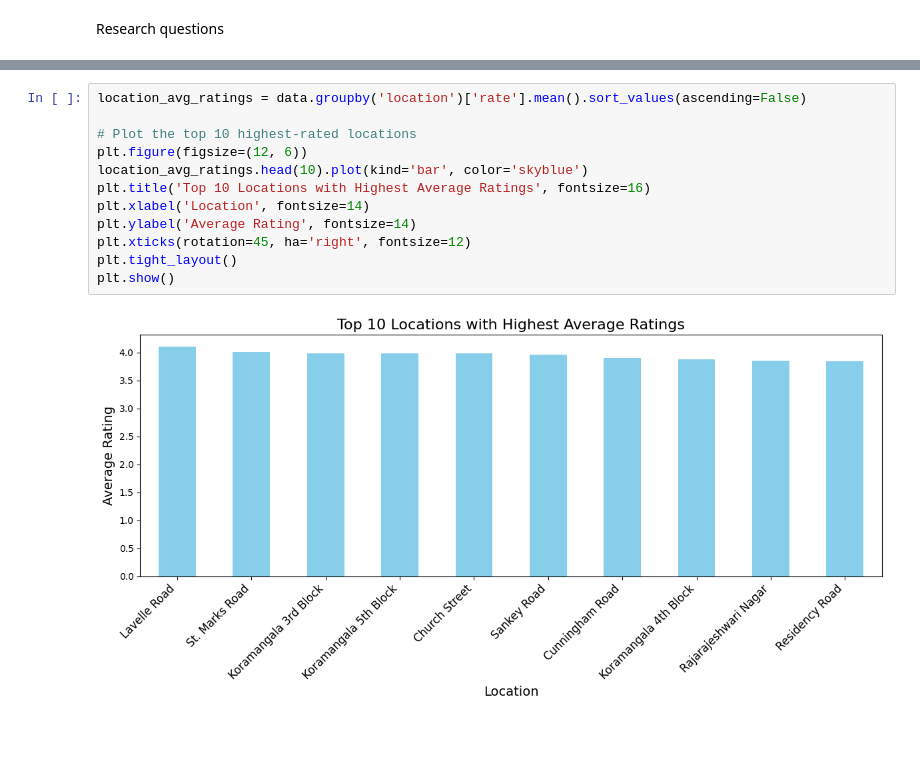
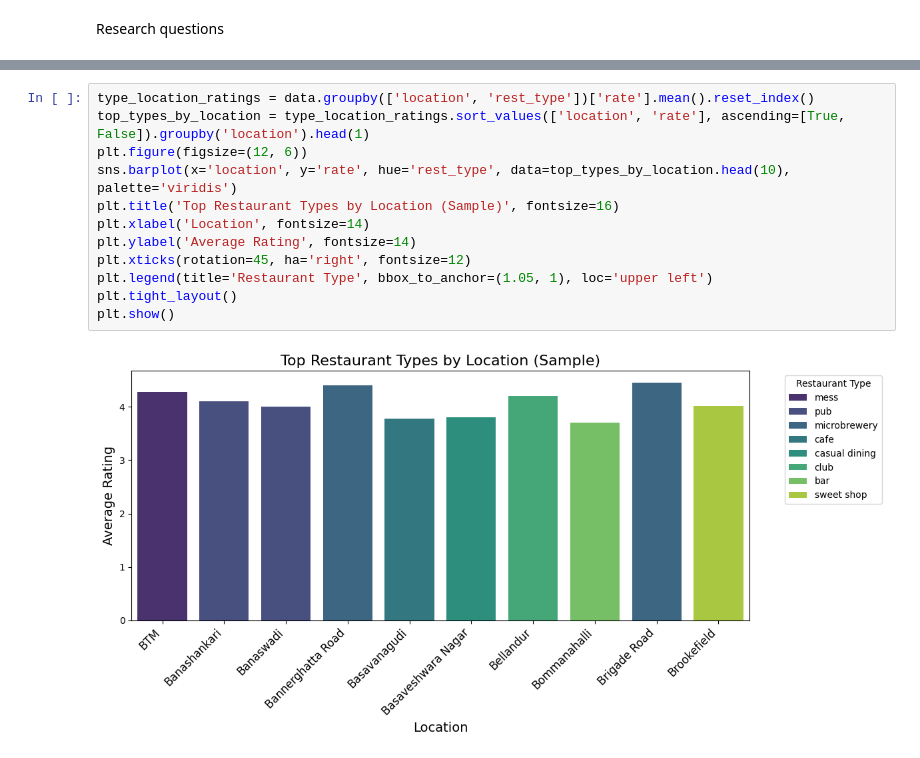
Before and after one commit to nourelsafty1/datavisualization, a Jupyter notebook: Data_engineering_&_visualization_milestone_1.ipynb, the cells around one changed output, grey strips where cells are left out. Drawn from its saved outputs; the diff is of its cells as text.

```diff
--- a/Data_engineering_&_visualization_milestone_1.ipynb
+++ b/Data_engineering_&_visualization_milestone_1.ipynb
@@ -384,14 +501,14 @@ Objective: To analyze which locations tend to have the most popular restaurants,
 # %%
-location_avg_ratings = data.groupby('location')['rate'].mean().sort_values(ascending=False)
-
-# Plot the top 10 highest-rated locations
+type_location_ratings = data.groupby(['location', 'rest_type'])['rate'].mean().reset_index()
+top_types_by_location = type_location_ratings.sort_values(['location', 'rate'], ascending=[True, False]).groupby('location').head(1)
 plt.figure(figsize=(12, 6))
-location_avg_ratings.head(10).plot(kind='bar', color='skyblue')
-plt.title('Top 10 Locations with Highest Average Ratings', fontsize=16)
+sns.barplot(x='location', y='rate', hue='rest_type', data=top_types_by_location.head(10), palette='viridis')
+plt.title('Top Restaurant Types by Location (Sample)', fontsize=16)
 plt.xlabel('Location', fontsize=14)
 plt.ylabel('Average Rating', fontsize=14)
 plt.xticks(rotation=45, ha='right', fontsize=12)
+plt.legend(title='Restaurant Type', bbox_to_anchor=(1.05, 1), loc='upper left')
 plt.tight_layout()
 plt.show()
 # %% [output]
-[figure, old version]
+[figure, new version]
```
Also changed, not shown: parts of 30 cells of this notebook.
